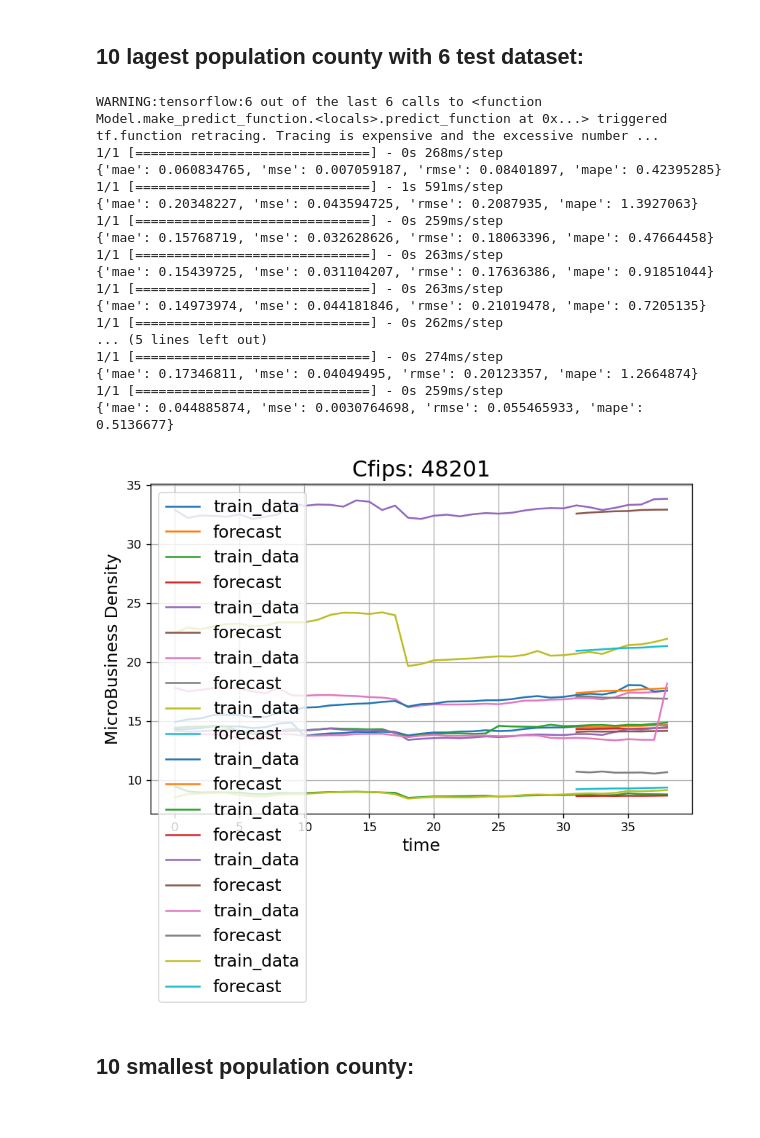
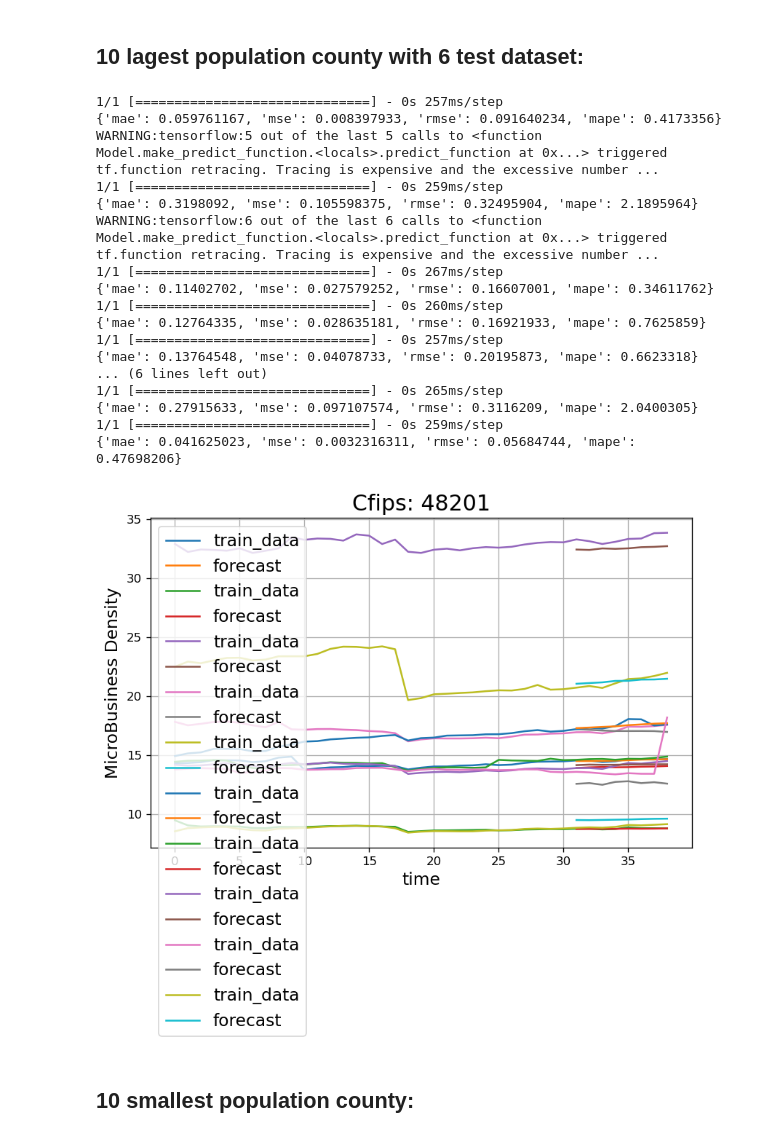
Before and after one commit to masaichig0/Kaggle_godaddy_competition, a Jupyter notebook: feature_engineering.ipynb, the cells around one changed output. Saved outputs shown, nothing was run; the diff lists cells and outputs as text; code cells hidden in the pictures.

```diff
--- a/feature_engineering.ipynb
+++ b/feature_engineering.ipynb
@@ -71,7 +71,7 @@ c = train.loc[train.active == train.active.max()]['cfips'].values[0]
 df = train[train.cfips == c].reset_index()[['cfips', 'active', 'microbusiness_density', ]]
 # add window columns
 HORIZON = 8
-WINDOW = 8
+WINDOW = 9
 
 for i in range(WINDOW):
     df[f'microbusiness_density+{i+1}'] = df['microbusiness_density'].shift(periods=i+1)
@@ -90,6 +90,6 @@ df.head(10)
 | 9 | 6037 | 1167744 | 14.872819 | 14.785244 | 14.480399 | ... |
 # %%
 # create sequenced label
-windows, labels = make_windows(df['microbusiness_density'].values, window_size=1, horizon=HORIZON)
+windows, labels = make_windows(df['microbusiness_density'].values, window_size=(WINDOW-HORIZON)+1, horizon=HORIZON)
 len(labels), labels[0] # first lable is the 9th of the
 # %% [output]
@@ -99,5 +99,5 @@ len(labels), labels[0] # first lable is the 9th of the
 # %%
-df = df[8:]
+df = df[WINDOW:]
 # %%
 df
 # %% [output]
@@ -303,7 +303,7 @@ WARNING:tensorflow:5 out of the last 5 calls to <function Model.make_predict_fun
 ## 10 lagest population county with 6 test dataset:
 # %%
 HORIZON = 8
-WINDOW = 8
+WINDOW = 9
 
 for cfips in IDS:
     c = cfips
@@ -313,9 +313,9 @@ for cfips in IDS:
         df[f'microbusiness_density+{i+1}'] = df['microbusiness_density'].shift(periods=i+1)
 
     # create sequenced label
-    windows, labels = make_windows(df['microbusiness_density'].values, window_size=1, horizon=HORIZON)
+    windows, labels = make_windows(df['microbusiness_density'].values, window_size=(WINDOW-HORIZON)+1, horizon=HORIZON)
 
-    df = df[8:]
+    df = df[WINDOW:]
 
     df = df.reset_index().drop('index', axis=1)
 
@@ -333,49 +333,49 @@ for cfips in IDS:
 
     tf.random.set_seed(42)
 
     model = tf.keras.Sequential([
                     layers.Lambda(lambda x: tf.expand_dims(x, axis=1)),
                     layers.LSTM(128, activation="relu", return_sequences=True),
                     layers.LSTM(128, activation="relu", return_sequences=True),
                     layers.LSTM(128, activation="relu"),
                     layers.Dense(8)
                 ], name=f'lstm_model')
 
     model.compile(loss='mae',
                   optimizer=tf.keras.optimizers.Adam(),
                   metrics=['mae', 'mse'])
 
     model.fit(x=train_data,
               y=train_labels,
               epochs=500,
               batch_size=256, verbose=0)
 
     preds = make_preds(model, test_data)
     results = evaluate_preds(test_labels, preds)
 
     print(results)
 
     plot_time_series(c, np.arange(39).reshape((-1, 1)), train[train.cfips == c]['microbusiness_density'], label='train_data')
     plot_time_series(c, np.arange(31, 39).reshape((-1, 1)), preds[-1], label='forecast')
 # %% [output]
+1/1 [==============================] - 0s 257ms/step
+{'mae': 0.059761167, 'mse': 0.008397933, 'rmse': 0.091640234, 'mape': 0.4173356}
+WARNING:tensorflow:5 out of the last 5 calls to <function Model.make_predict_function.<locals>.predict_function at 0x...> triggered tf.function retracing. Tracing is expensive and the excessive number ...
+1/1 [==============================] - 0s 259ms/step
+{'mae': 0.3198092, 'mse': 0.105598375, 'rmse': 0.32495904, 'mape': 2.1895964}
 WARNING:tensorflow:6 out of the last 6 calls to <function Model.make_predict_function.<locals>.predict_function at 0x...> triggered tf.function retracing. Tracing is expensive and the excessive number ...
-1/1 [==============================] - 0s 268ms/step
-{'mae': 0.060834765, 'mse': 0.007059187, 'rmse': 0.08401897, 'mape': 0.42395285}
-1/1 [==============================] - 1s 591ms/step
-{'mae': 0.20348227, 'mse': 0.043594725, 'rmse': 0.2087935, 'mape': 1.3927063}
+1/1 [==============================] - 0s 267ms/step
+{'mae': 0.11402702, 'mse': 0.027579252, 'rmse': 0.16607001, 'mape': 0.34611762}
+1/1 [==============================] - 0s 260ms/step
+{'mae': 0.12764335, 'mse': 0.028635181, 'rmse': 0.16921933, 'mape': 0.7625859}
+1/1 [==============================] - 0s 257ms/step
+{'mae': 0.13764548, 'mse': 0.04078733, 'rmse': 0.20195873, 'mape': 0.6623318}
+... (6 lines left out)
+1/1 [==============================] - 0s 265ms/step
+{'mae': 0.27915633, 'mse': 0.097107574, 'rmse': 0.3116209, 'mape': 2.0400305}
 1/1 [==============================] - 0s 259ms/step
-{'mae': 0.15768719, 'mse': 0.032628626, 'rmse': 0.18063396, 'mape': 0.47664458}
-1/1 [==============================] - 0s 263ms/step
-{'mae': 0.15439725, 'mse': 0.031104207, 'rmse': 0.17636386, 'mape': 0.91851044}
-1/1 [==============================] - 0s 263ms/step
-{'mae': 0.14973974, 'mse': 0.044181846, 'rmse': 0.21019478, 'mape': 0.7205135}
-1/1 [==============================] - 0s 262ms/step
-... (5 lines left out)
-1/1 [==============================] - 0s 274ms/step
-{'mae': 0.17346811, 'mse': 0.04049495, 'rmse': 0.20123357, 'mape': 1.2664874}
-1/1 [==============================] - 0s 259ms/step
-{'mae': 0.044885874, 'mse': 0.0030764698, 'rmse': 0.055465933, 'mape': 0.5136677}
+{'mae': 0.041625023, 'mse': 0.0032316311, 'rmse': 0.05684744, 'mape': 0.47698206}
-[figure, old version]
+[figure, new version]
 # %% [markdown]
 ## 10 smallest population county:
 # %%
```
Also changed, not shown: parts of 14 cells of this notebook, 1 other file.
